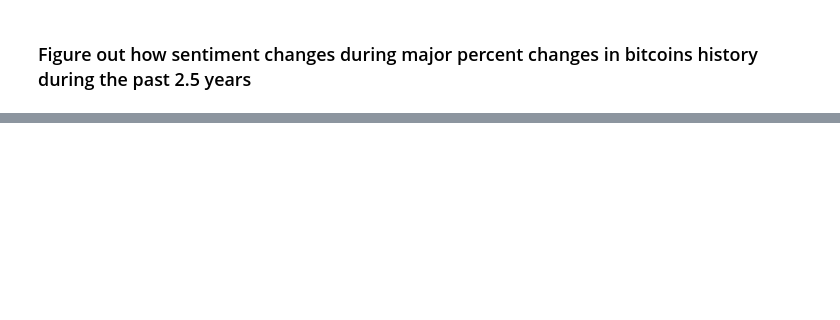
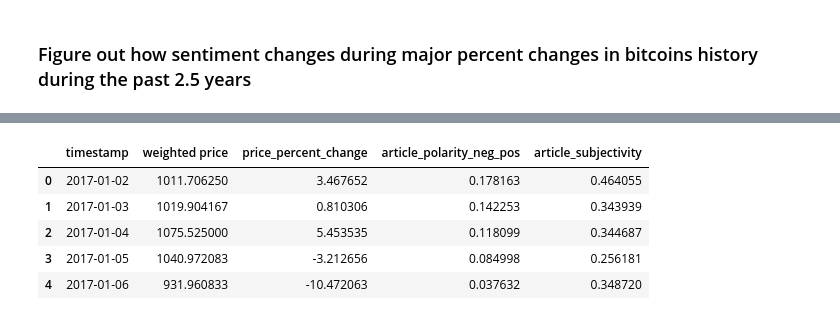
Before and after one commit to MohammadBakir/Bitcoin-Price-Prediction, a Jupyter notebook: sentiment_analysis/bitcoin_news_sentiment_analysis.ipynb, the cells around one changed output, grey strips where cells are left out. Saved outputs shown, nothing was run; the diff lists cells and outputs as text; code cells hidden in the pictures; blank space fills up the shorter version.

```diff
--- a/sentiment_analysis/bitcoin_news_sentiment_analysis.ipynb
+++ b/sentiment_analysis/bitcoin_news_sentiment_analysis.ipynb
@@ -308,0 +257,16 @@ def graph_sentiment(sentiment_data, file_name, type_of_analysis=None):
+# %%
+#Merge Dataframes Bitcoin Weighted Price and Sentiment Analysis Article Dataframe
+bitcoin_price_and_sentiment_df_with_num = pd.DataFrame.merge(average_daily_bitcoin_price_2_5_years,mean_sentiment_subjectivity_across_days_with_num,\
+                   left_on=['timestamp'],right_on=['date'])
+
+#Drop date column
+bitcoin_price_and_sentiment_df_with_num.drop('date', axis=1,inplace=True)
+
+bitcoin_price_and_sentiment_df_with_num.head(5)
+# %% [output]
+|  | timestamp | weighted price | price_percent_change | article_polarity_neg_pos | article_subjectivity |
+| 0 | 2017-01-02 | 1011.706250 | 3.467652 | 0.178163 | 0.464055 |
+| 1 | 2017-01-03 | 1019.904167 | 0.810306 | 0.142253 | 0.343939 |
+| 2 | 2017-01-04 | 1075.525000 | 5.453535 | 0.118099 | 0.344687 |
+| 3 | 2017-01-05 | 1040.972083 | -3.212656 | 0.084998 | 0.256181 |
+| 4 | 2017-01-06 | 931.960833 | -10.472063 | 0.037632 | 0.348720 |
```
Also changed, not shown: parts of 21 cells of this notebook, 9 other files.
